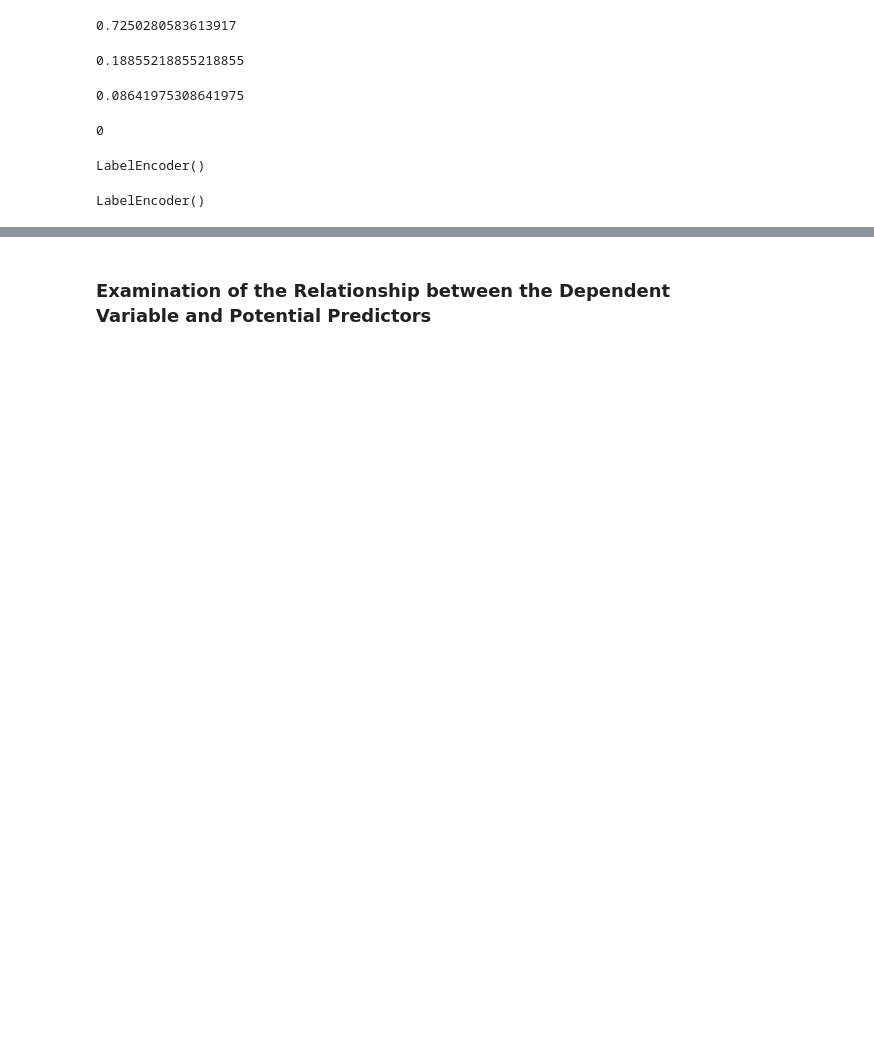
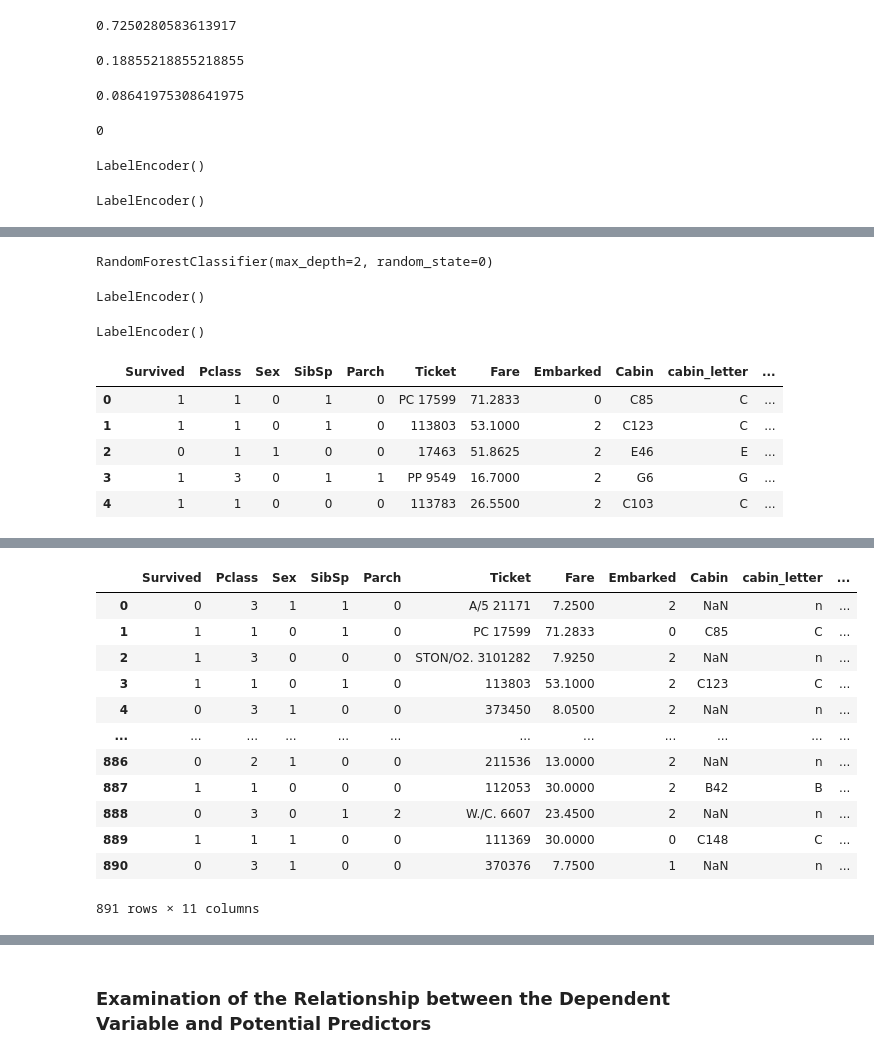
Before and after one commit to mhi573/MSDS-422-Group-3-Module-5, a Jupyter notebook: MSDS-422-Group-3-Module-5.ipynb, the cells around one changed output, grey strips where cells are left out. Saved outputs shown, nothing was run; the diff lists cells and outputs as text; code cells hidden in the pictures; blank space fills up the shorter version.

```diff
--- a/MSDS-422-Group-3-Module-5.ipynb
+++ b/MSDS-422-Group-3-Module-5.ipynb
@@ -472,4 +472,5 @@ LabelEncoder()
 # %%
 y = titanic_training_data['Cabin']
 X = df
-df.head()
+df['Cabin'] = y
+df_cabin = df['Cabin'].to_list()
@@ -483,11 +476,0 @@ df.head()
-# %%
-df['Cabin'] = y
-df2 = df.dropna().reset_index().drop(columns = 'index')
-
-letters = []
-for cabin in df2['Cabin']:
-    letters.append(cabin[0])
-
-df2['cabin_letter'] = letters
-le.fit(df2['cabin_letter'])#.reshape(-1,1)
-df2['cabin_code'] = le.transform(df2['cabin_letter'])
@@ -495,0 +520,43 @@ LabelEncoder()
+# %%
+df3 = df2.drop(columns = ['Cabin'])
+
+import numpy as np
+from sklearn.linear_model import LinearRegression
+reg = LinearRegression().fit(df3[['Survived', 'Pclass', 'Sex', 'SibSp', 'Parch', 'Fare', 'Embarked']],df3['cabin_code'])
+
+from sklearn.ensemble import RandomForestClassifier
+from sklearn.datasets import make_classification
+clf = RandomForestClassifier(max_depth=2, random_state=0)
+clf.fit(df3[['Survived', 'Pclass', 'Sex', 'SibSp', 'Parch', 'Fare', 'Embarked']],df3['cabin_letter'])
+#reg.predict(np.array([[3, 5]]))
+# %% [output]
+RandomForestClassifier(max_depth=2, random_state=0)
+# %%
+le.fit(cabin_eda['Embarked'])#.reshape(-1,1)
+cabin_eda['Embarked'] = le.transform(cabin_eda['Embarked'])
+
+le.fit(cabin_eda['Sex'])#.reshape(-1,1)
+cabin_eda['Sex'] = le.transform(cabin_eda['Sex'])
+
+#cabin_eda.head()
+#df3.head()
+
+predicted_cabin_linear = reg.predict(cabin_eda[['Survived', 'Pclass', 'Sex', 'SibSp', 'Parch', 'Fare', 'Embarked']])
+cabin_eda['predicted_cabin_linear'] = predicted_cabin_linear
+
+predicted_cabin_rf = clf.predict(cabin_eda[['Survived', 'Pclass', 'Sex', 'SibSp', 'Parch', 'Fare', 'Embarked']])
+cabin_eda['predicted_cabin_rf'] = predicted_cabin_rf
+# %% [output]
+LabelEncoder()
+LabelEncoder()
+# %%
+df2.head()
+cabin_eda.head()
+df
+# %% [output]
+|  | Survived | Pclass | Sex | SibSp | Parch | Ticket | Fare | Embarked | Cabin | cabin_letter | ... |
+| 0 | 1 | 1 | 0 | 1 | 0 | PC 17599 | 71.2833 | 0 | C85 | C | ... |
+| 1 | 1 | 1 | 0 | 1 | 0 | 113803 | 53.1000 | 2 | C123 | C | ... |
+| 2 | 0 | 1 | 1 | 0 | 0 | 17463 | 51.8625 | 2 | E46 | E | ... |
+| 3 | 1 | 3 | 0 | 1 | 1 | PP 9549 | 16.7000 | 2 | G6 | G | ... |
+| 4 | 1 | 1 | 0 | 0 | 0 | 113783 | 26.5500 | 2 | C103 | C | ... |
@@ -495,0 +569,13 @@ LabelEncoder()
+|  | Survived | Pclass | Sex | SibSp | Parch | Ticket | Fare | Embarked | Cabin | cabin_letter | ... |
+| 0 | 0 | 3 | 1 | 1 | 0 | A/5 21171 | 7.2500 | 2 | NaN | n | ... |
+| 1 | 1 | 1 | 0 | 1 | 0 | PC 17599 | 71.2833 | 0 | C85 | C | ... |
+| 2 | 1 | 3 | 0 | 0 | 0 | STON/O2. 3101282 | 7.9250 | 2 | NaN | n | ... |
+| 3 | 1 | 1 | 0 | 1 | 0 | 113803 | 53.1000 | 2 | C123 | C | ... |
+| 4 | 0 | 3 | 1 | 0 | 0 | 373450 | 8.0500 | 2 | NaN | n | ... |
+| ... | ... | ... | ... | ... | ... | ... | ... | ... | ... | ... | ... |
+| 886 | 0 | 2 | 1 | 0 | 0 | 211536 | 13.0000 | 2 | NaN | n | ... |
+| 887 | 1 | 1 | 0 | 0 | 0 | 112053 | 30.0000 | 2 | B42 | B | ... |
+| 888 | 0 | 3 | 0 | 1 | 2 | W./C. 6607 | 23.4500 | 2 | NaN | n | ... |
+| 889 | 1 | 1 | 1 | 0 | 0 | 111369 | 30.0000 | 0 | C148 | C | ... |
+| 890 | 0 | 3 | 1 | 0 | 0 | 370376 | 7.7500 | 1 | NaN | n | ... |
+891 rows × 11 columns
```
Also changed, not shown: parts of 8 cells of this notebook.
